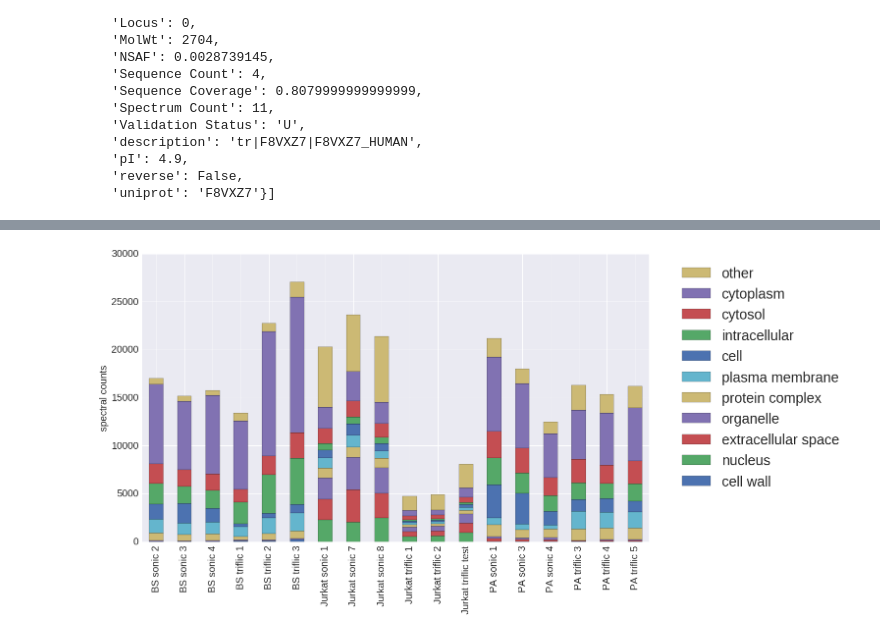
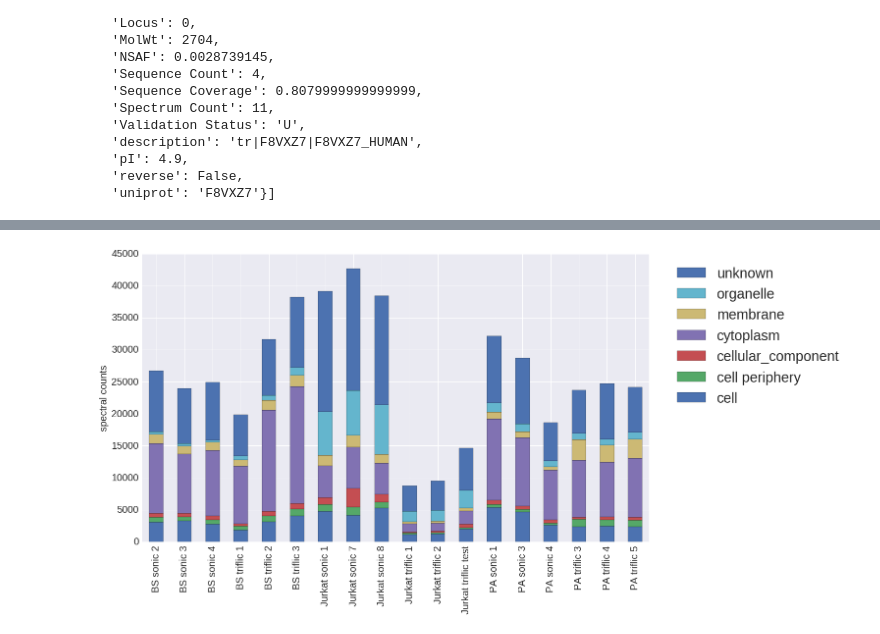
Before and after one commit to stuppie/triflic, a Jupyter notebook: analysis_Jurkat_PA_BF_1FP_GlcNAc/get_counts.ipynb, the cells around one changed output, grey strips where cells are left out. Drawn from its saved outputs; the diff is of its cells as text; code cells hidden in the pictures.

```diff
--- a/analysis_Jurkat_PA_BF_1FP_GlcNAc/get_counts.ipynb
+++ b/analysis_Jurkat_PA_BF_1FP_GlcNAc/get_counts.ipynb
@@ -96,14 +98,18 @@ def get_go_count(file):
     for locus in dta_select_parser(file, return_reverse=False):
         proteins = get_proteins(locus)
         for p in proteins:
-            this_go = go_annot.get(p['uniprot'], [])
+            this_go = annots.get(p['uniprot'], [])
             descr[p['uniprot']] = {'go': ";".join(this_go), 'q': locus['quantification'],
                           'go_name': ";".join([goa[x].name for x in this_go]),
                           'name': p['Descriptive Name']}
             for go in this_go:
-                d[go]+=(locus['quantification']/len(proteins))/len(this_go)
+                c = (locus['quantification']/len(proteins))/len(this_go)
+                d[go]+=c
+            if not this_go:
+                d['unknown']+=locus['quantification']/len(proteins)
+            if "GO:0043226" in this_go:
+                print(str(c) + "|" + p['Descriptive Name'])
     d = dict(d)
     return d, descr
 
-d,p = get_go_count(files[0])
-d
+#d,p = get_go_count(files[12])
@@ -128,18 +116,18 @@ d
 # %%
 def get_membrane_count(d):
-    # cell wall, plasma membrane
-    membrane = {'GO:0005618', 'GO:0005886'}
+    # cell periphery and membrane == membrane
+    membrane = {'GO:0071944', 'GO:0016020'}
     membrane_count = sum(count for go,count in d.items() if go in membrane)
-    not_membrane_count = sum(count for go,count in d.items() if go not in membrane)
+    not_membrane_count = sum(count for go,count in d.items() if go not in membrane and go!="unknown")
     return membrane_count, not_membrane_count
 # %%
 counts = dict()
 all_counts = dict()
 for file in tqdm(files):
     d,p = get_go_count(file)
-    all_counts[file] = {goa[k].name:v for k,v in d.items()}
+    all_counts[file] = {goa[k].name if k!="unknown" else "unknown":v for k,v in d.items()}
     membrane_count, not_membrane_count = get_membrane_count(d)
-    counts[file] = (membrane_count, not_membrane_count, np.log(not_membrane_count/membrane_count))
+    counts[file] = (membrane_count, not_membrane_count, np.log(membrane_count/not_membrane_count))
     pd.DataFrame(p).T.to_csv(file + "_go_counts.csv")
 # %%
 df_out = pd.DataFrame({'files': list(counts.keys()),
@@ -200,2 +181,5 @@ print(show)
 # %%
-all_counts2.index = all_counts2.index.map(lambda x:x.split("/")[-1].split(".")[0])
+all_counts = all_counts.T
+all_counts.index = all_counts.index.map(lambda x:x.split("/")[-1].split(".")[0])
+all_counts.to_csv("all_counts.csv")
+all_counts
@@ -222,12 +204,12 @@ all_counts2[show]
 # %%
-ax = all_counts2[show].plot.bar(stacked=True, legend=False)
+ax = all_counts.plot.bar(stacked=True, legend=False)
 ax.set_ylabel("spectral counts")
 patches, labels = ax.get_legend_handles_labels()
 ax.legend(patches[::-1], labels[::-1], bbox_to_anchor=(1.4, 1), fontsize='large')
 fig = matplotlib.pyplot.gcf()
 fig.set_size_inches(18.5, 10.5)
 for item in ([ax.title, ax.xaxis.label, ax.yaxis.label] +
              ax.get_xticklabels() + ax.get_yticklabels()):
     item.set_fontsize(20)
 # %% [output]
-[figure, old version]
+[figure, new version]
```
Also changed, not shown: parts of 21 cells of this notebook, 24 other files.
